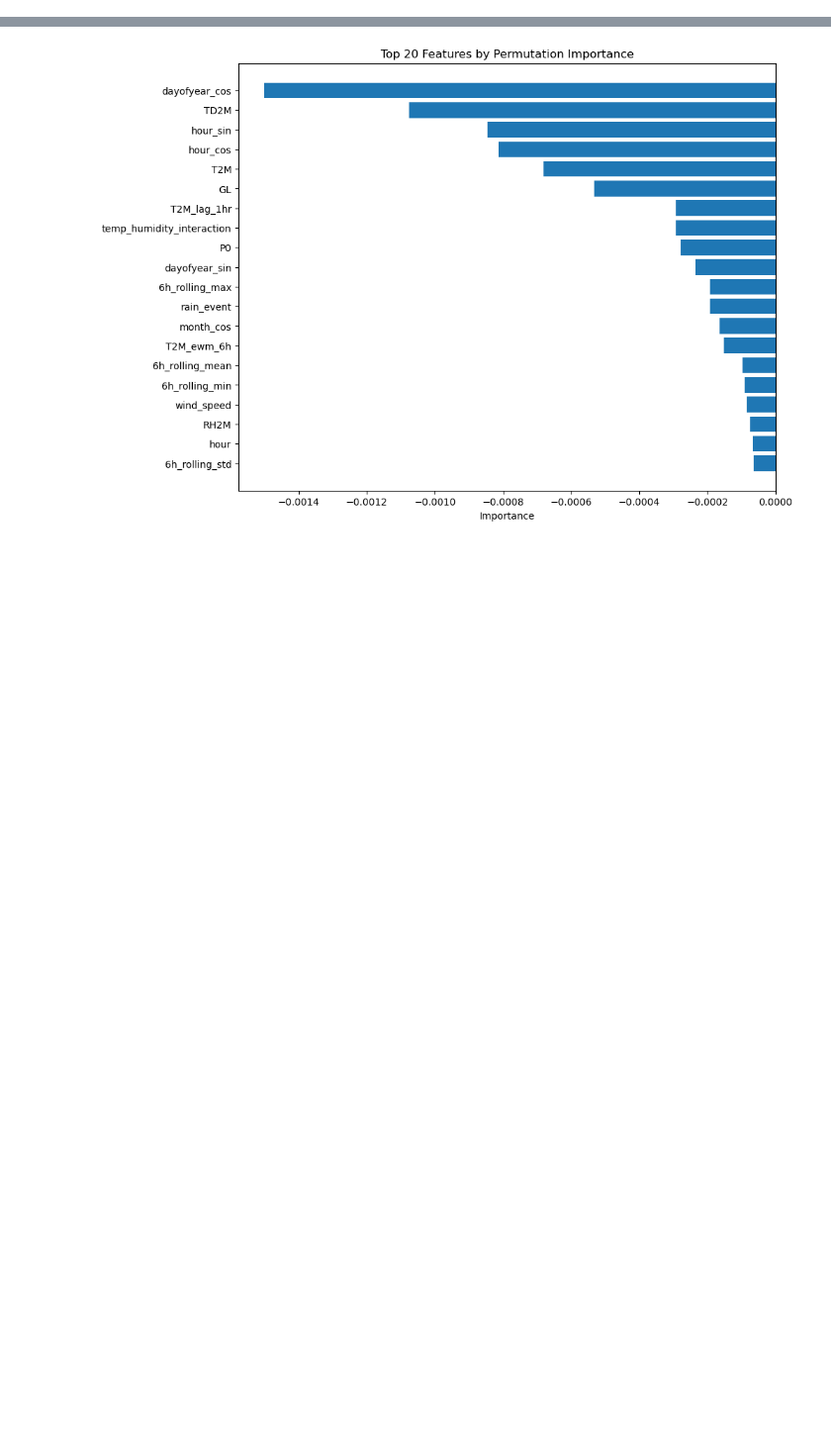
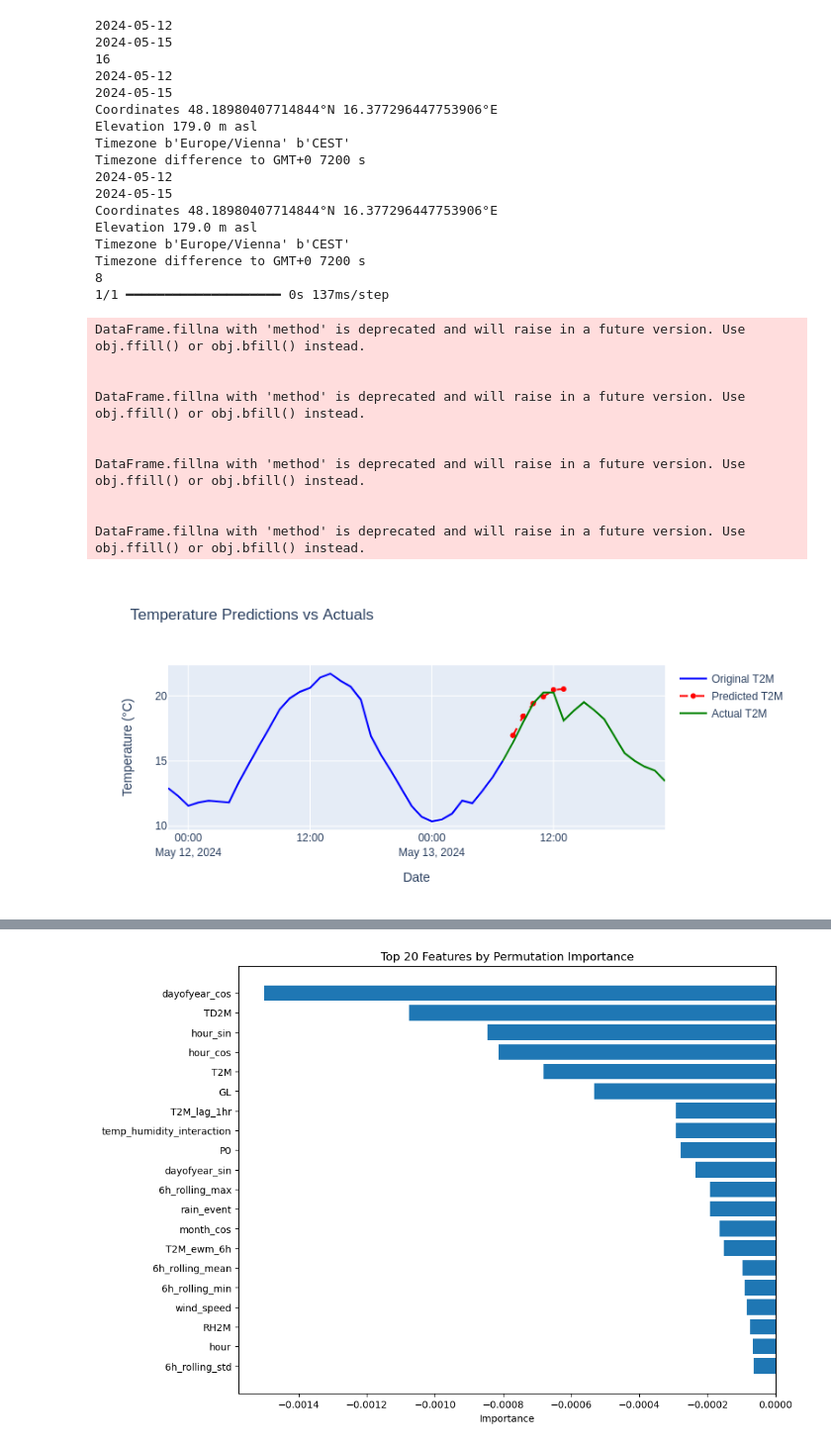
Before and after one commit to yinglianjessica/Bachelorthesis, a Jupyter notebook: convlstm_to_show.ipynb, the cells around one changed output, grey strips where cells are left out. Shown at 99% size. Saved outputs shown, nothing was run; the diff lists cells and outputs as text; code cells hidden in the pictures; blank space fills up the shorter version.

Commit message:
backup with predict 6h

```diff
--- a/convlstm_to_show.ipynb
+++ b/convlstm_to_show.ipynb
@@ -372,4 +405,4 @@ hours_to_predict = sequence_length
 # %%
-feature_count = df.shape[1]
+feature_count = all_data[0].shape[1]
 print("Number of features:", feature_count)
 # %% [output]
@@ -376,0 +459,13 @@ Number of features: 64
+# %%
+formatted_date_time = datetime.now().strftime("%Y%m%d_%H%M%S")
+model_folder_name = f"model_folder{formatted_date_time}"
+os.makedirs(model_folder_name, exist_ok=True)
+model.save(os.path.join(model_folder_name, 'model.keras'))
+joblib.dump(scaler, os.path.join(model_folder_name, 'scaler.pkl'))
+# %%
+loaded_model = tf.keras.models.load_model(os.path.join(model_folder_name, 'model.keras'))
+loaded_scaler = joblib.load(os.path.join(model_folder_name, 'scaler.pkl'))
+# %%
+model_folder_name = "model_folder20240514_013934"
+model = tf.keras.models.load_model(os.path.join(model_folder_name, 'model.keras'))
+scaler = joblib.load(os.path.join(model_folder_name, 'scaler.pkl'))
@@ -376,0 +612,36 @@ Number of features: 64
+# %%
+
+lat = 59.3293
+lon = 12.5683
+custom_time = datetime(2024, 5, 15, 8, 0)
+
+predict_next_6_hours(48.2082, 16.3738, custom_time)
+# %% [output]
+2024-05-12
+2024-05-15
+16
+2024-05-12
+2024-05-15
+Coordinates 48.18980407714844°N 16.377296447753906°E
+Elevation 179.0 m asl
+Timezone b'Europe/Vienna' b'CEST'
+Timezone difference to GMT+0 7200 s
+2024-05-12
+2024-05-15
+Coordinates 48.18980407714844°N 16.377296447753906°E
+Elevation 179.0 m asl
+Timezone b'Europe/Vienna' b'CEST'
+Timezone difference to GMT+0 7200 s
+8
+1/1 ━━━━━━━━━━━━━━━━━━━━ 0s 137ms/step
+DataFrame.fillna with 'method' is deprecated and will raise in a future version. Use obj.ffill() or obj.bfill() instead.
+
+
+DataFrame.fillna with 'method' is deprecated and will raise in a future version. Use obj.ffill() or obj.bfill() instead.
+
+
+DataFrame.fillna with 'method' is deprecated and will raise in a future version. Use obj.ffill() or obj.bfill() instead.
+
+
+DataFrame.fillna with 'method' is deprecated and will raise in a future version. Use obj.ffill() or obj.bfill() instead.
+[figure, added]
```
Also changed, not shown: parts of 57 cells of this notebook.
